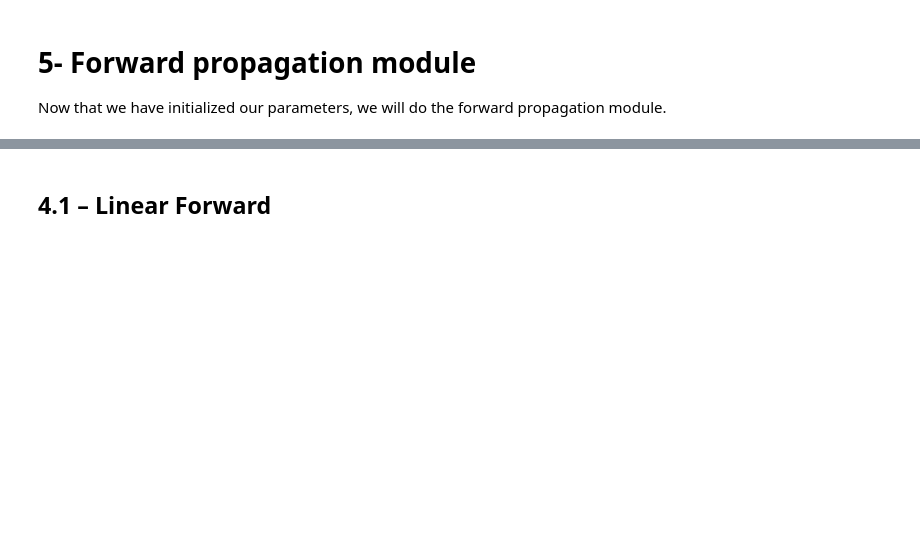
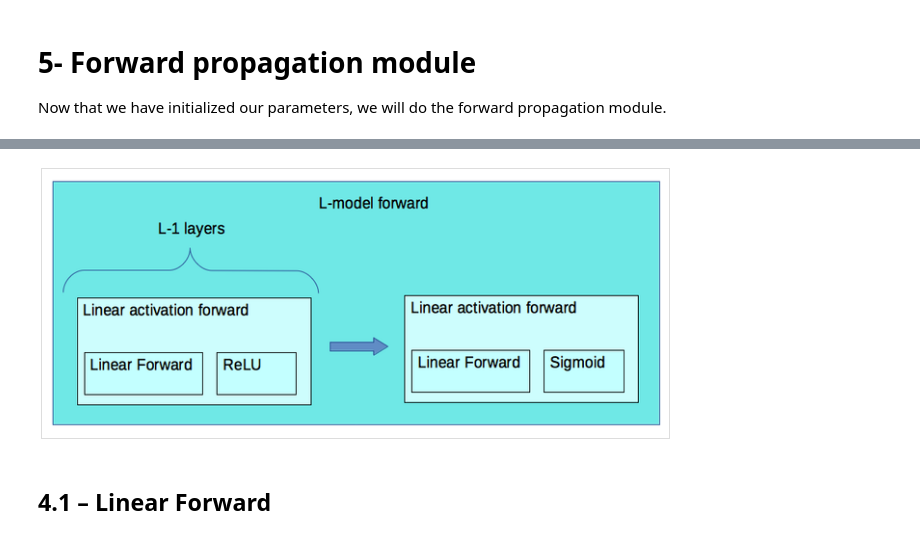
Before and after one commit to Ehsan-Khan/L_Layered_Neural_Network, a Jupyter notebook: L_Layer Neural Network.ipynb, the cells around one changed output, grey strips where cells are left out. Cells and saved outputs as stored; diff of their text form; code cells hidden in the pictures; blank space fills up the shorter version.

```diff
--- a/L_Layer Neural Network.ipynb
+++ b/L_Layer Neural Network.ipynb
@@ -305,3 +305,7 @@ We will implement some helper functions and then put all together:
+# %%
+Image("Desktop/L_Layered_Neural_Network/img/Forward.png")
+# %% [output]
+[figure, added]
 # %% [markdown]
 ## 4.1 – Linear Forward
 # %%
```
Also changed, not shown: parts of 18 cells of this notebook, 7 other files.
